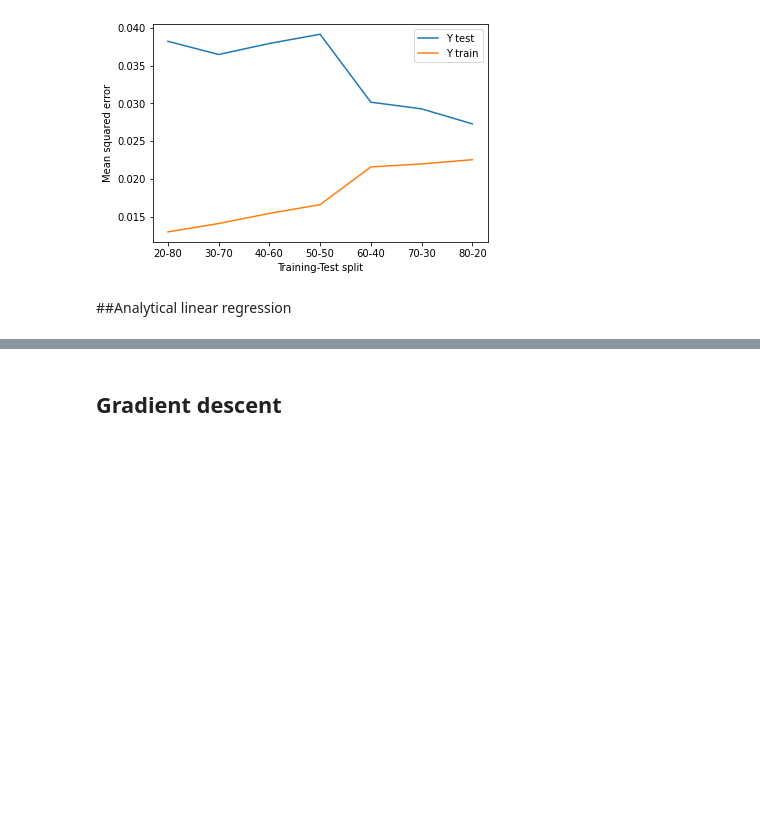
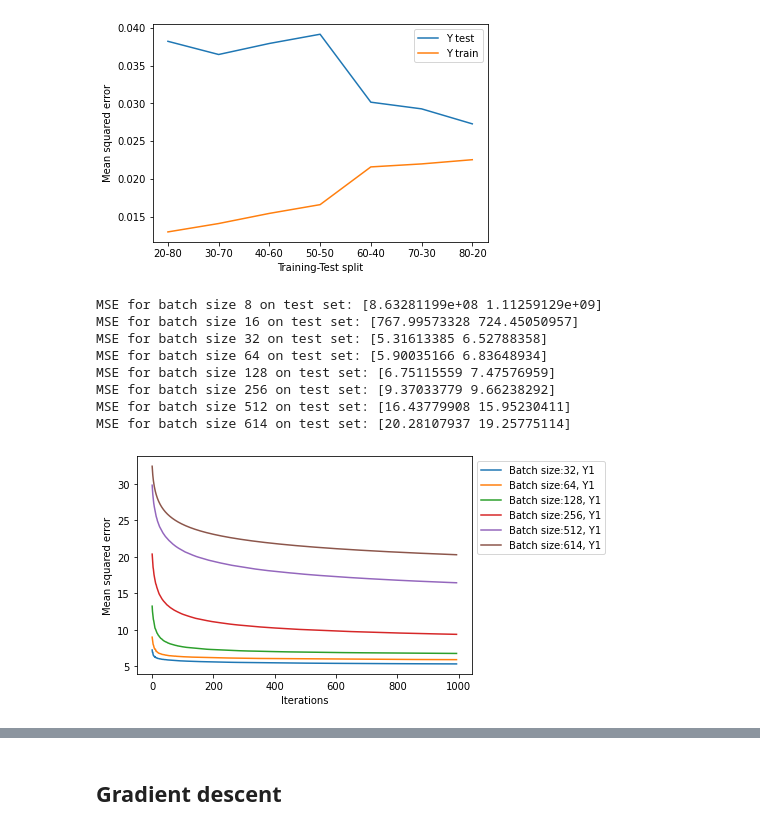
Before and after one commit to VenissaCarolQuadros/COMP551, a Jupyter notebook: COMP551_A1.ipynb, the cells around one changed output, grey strips where cells are left out. Cells and saved outputs as stored; diff of their text form; code cells hidden in the pictures; blank space fills up the shorter version.

```diff
--- a/COMP551_A1.ipynb
+++ b/COMP551_A1.ipynb
@@ -157,7 +157,7 @@ class LinearRegression:
       def gradient(x, y, w):                          # define the gradient function
           yh =  x @ w
           grad = (x.T@ (yh - y))/(batch_size)
-          return grad, .5*np.mean((yh - y)**2)
+          return grad#, .5*np.mean((yh - y)**2)
       self.w = optimizer.run(gradient, self.X, self.Y, self.w, batch_size)
       return self.w
 
@@ -196,7 +196,7 @@ class LogisticRegression:
     def gradient(x, y, w):
         yh = logistic(x @ w)   # predictions  size N
         grad = (x.T@ (yh - y))/(batch_size)
-        return grad, self.cost_fn(x,y,w)
+        return grad#, self.cost_fn(x,y,w)
     self.w=np.zeros((self.X.shape[1], self.Y.shape[1]))                            # initialize the weights
     self.w = optimizer.run(gradient, self.X, self.Y, self.w, batch_size)      # run the optimizer to get the optimal weights
     return self.w
@@ -396,10 +354,3 @@ Weights: [[  0.79542512   2.4175961 ]
-# %%
-model= LinearRegression()
-learning_rates=[0.001, 0.005, 0.01, 0.05, 0.1, 0.5, 1]
-batch_sizes=[]
-for batch_size in batch_sizes:
-    optimizer = StochasticGradientDescent(learning_rate=0.5, max_iters=1e4, record_history=False)
-    model.fitSGD(X_train, Y_train, optimizer, )
 # %%
 train1=data2.sample(frac=0.8, random_state=200)
 test1=data2.drop(train1.index)
@@ -596,5 +547,39 @@ plt.ylabel('Mean squared error')
 plt.show()
 # %% [output]
 [figure]
-# %% [markdown]
-##Analytical linear regression
+# %%
+model= LinearRegression()
+batch_sizes=[8, 16, 32, 64, 128, 256, 512, len(X_train)]
+weight_history=[]
+for batch_size in batch_sizes:
+    #for i, lr in enumerate(learning_rates):
+    optimizer = StochasticGradientDescent(learning_rate=0.5, max_iters=1000, record_history=True)
+    W=model.fitSGD(X_train, Y_train, optimizer, batch_size)
+    Ypredict=model.predict(X_test)
+    print("MSE for batch size", batch_size, "on test set:", 0.5*np.mean((Y_test-Ypredict)**2, axis=0))
+    costs1=[]
+    costs2=[]
+    for w in optimizer.w_history:
+      yh =  np.c_[np.ones((X_test).shape[0]), (X_test)]  @ w[:,0]
+      costs1.append(0.5*np.mean((Y_test[:,0]-yh)**2, axis=0))
+      yh =  np.c_[np.ones((X_test).shape[0]), (X_test)]  @ w[:,1]
+      costs2.append(0.5*np.mean((Y_test[:,1]-yh)**2, axis=0))
+    if (costs1[5]<5000 and costs2[5]<5000):
+      plt.plot(np.arange(len(costs1[5:])), costs1[5:], label='Batch size:'+str(batch_size)+", Y1")
+      #plt.plot(np.arange(len(costs2[5:])), costs2[5:], label='Batch size:'+str(batch_size)+", Y2")
+
+plt.legend(bbox_to_anchor=(1, 1))
+plt.ylabel("Mean squared error")
+plt.xlabel("Iterations")
+
+plt.show()
+# %% [output]
+MSE for batch size 8 on test set: [8.63281199e+08 1.11259129e+09]
+MSE for batch size 16 on test set: [767.99573328 724.45050957]
+MSE for batch size 32 on test set: [5.31613385 6.52788358]
+MSE for batch size 64 on test set: [5.90035166 6.83648934]
+MSE for batch size 128 on test set: [6.75115559 7.47576959]
+MSE for batch size 256 on test set: [9.37033779 9.66238292]
+MSE for batch size 512 on test set: [16.43779908 15.95230411]
+MSE for batch size 614 on test set: [20.28107937 19.25775114]
+[figure, added]
```
Also changed, not shown: parts of 7 cells of this notebook.
